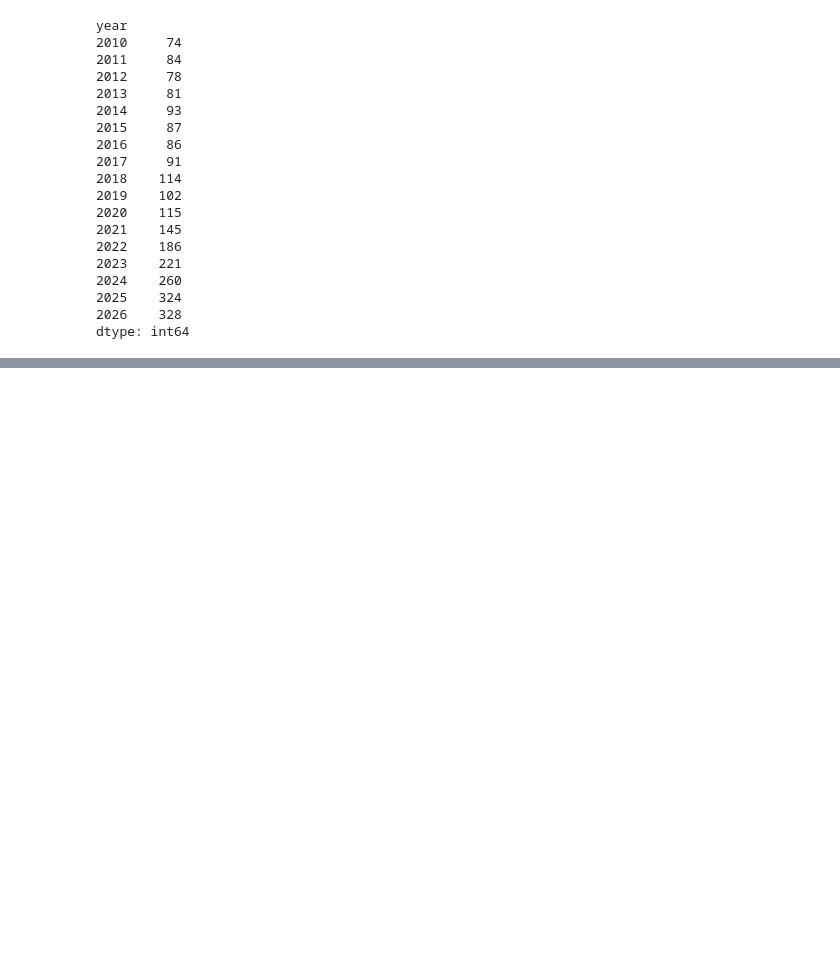
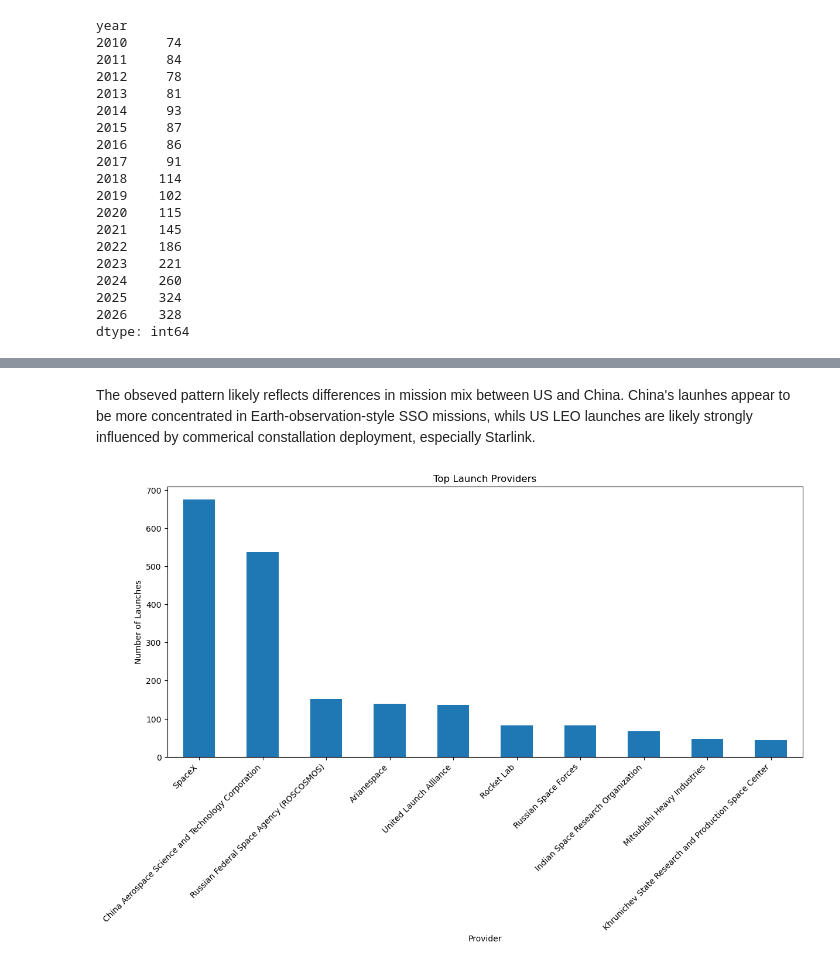
Before and after one commit to kurathemonster/launches, a Jupyter notebook: notebooks/base_analysis.ipynb, the cells around one changed output, grey strips where cells are left out. Drawn from its saved outputs; the diff is of its cells as text; code cells hidden in the pictures; blank space fills up the shorter version.

```diff
--- a/notebooks/base_analysis.ipynb
+++ b/notebooks/base_analysis.ipynb
@@ -276,0 +387,19 @@ dtype: int64
+# %% [markdown]
+The obseved pattern likely reflects differences in mission mix between US and China. China's launhes appear to be more concentrated in Earth-observation-style SSO missions, whils US LEO launches are likely strongly influenced by commerical constallation deployment, especially Starlink.
+# %%
+# Looking at who dominates the launch scene
+# As expected, SpaceX is number 1
+
+top_providers = launches_df['launch_provider'].value_counts().sort_values(ascending=False).head(10)
+
+plt.figure(figsize=(14, 6))
+
+top_providers.plot(kind='bar')
+
+plt.title('Top Launch Providers')
+plt.xlabel('Provider')
+plt.ylabel('Number of Launches')
+plt.xticks(rotation=45, ha='right')
+plt.show()
+# %% [output]
+[figure, added]
```
Also changed, not shown: parts of 6 cells of this notebook, 1 other file.
